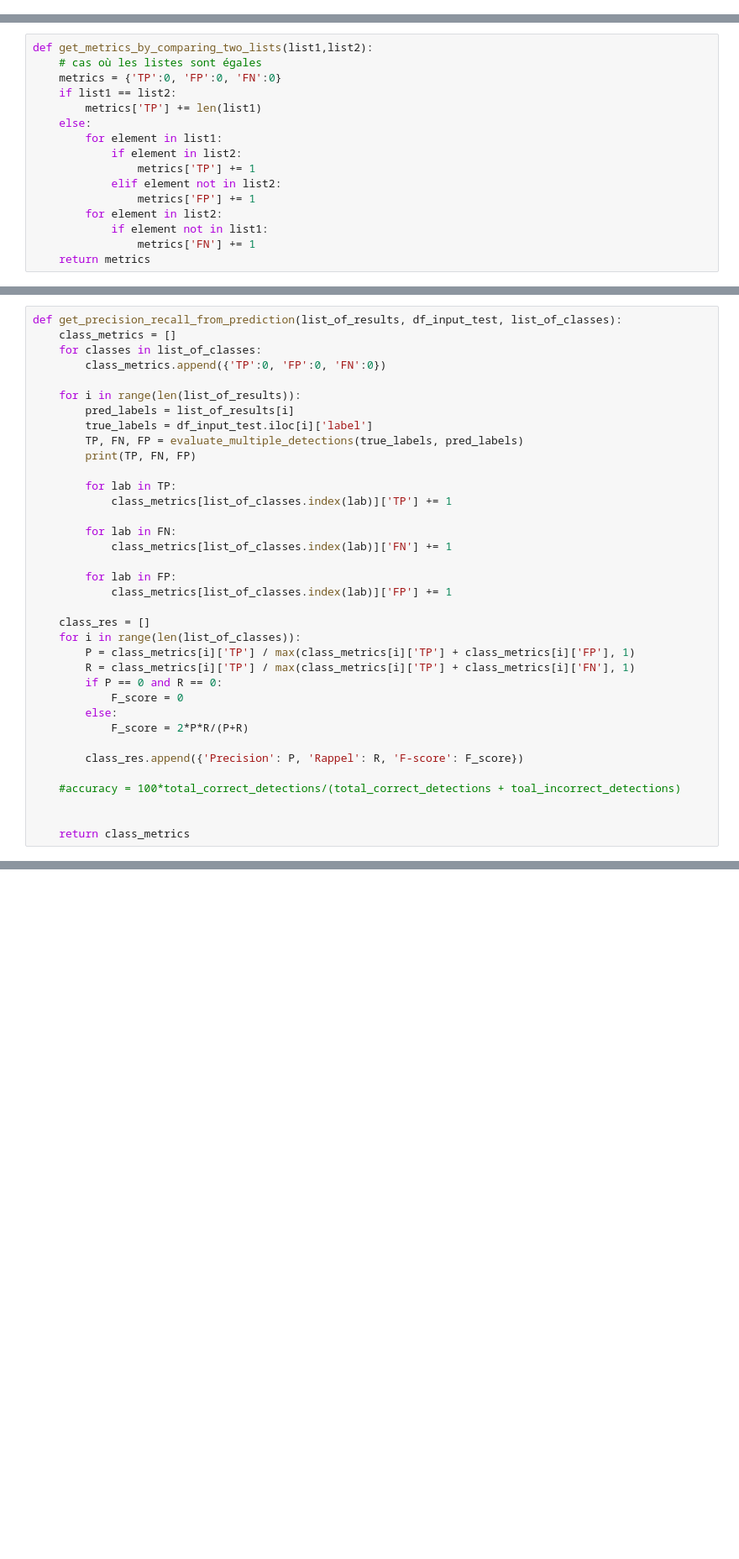
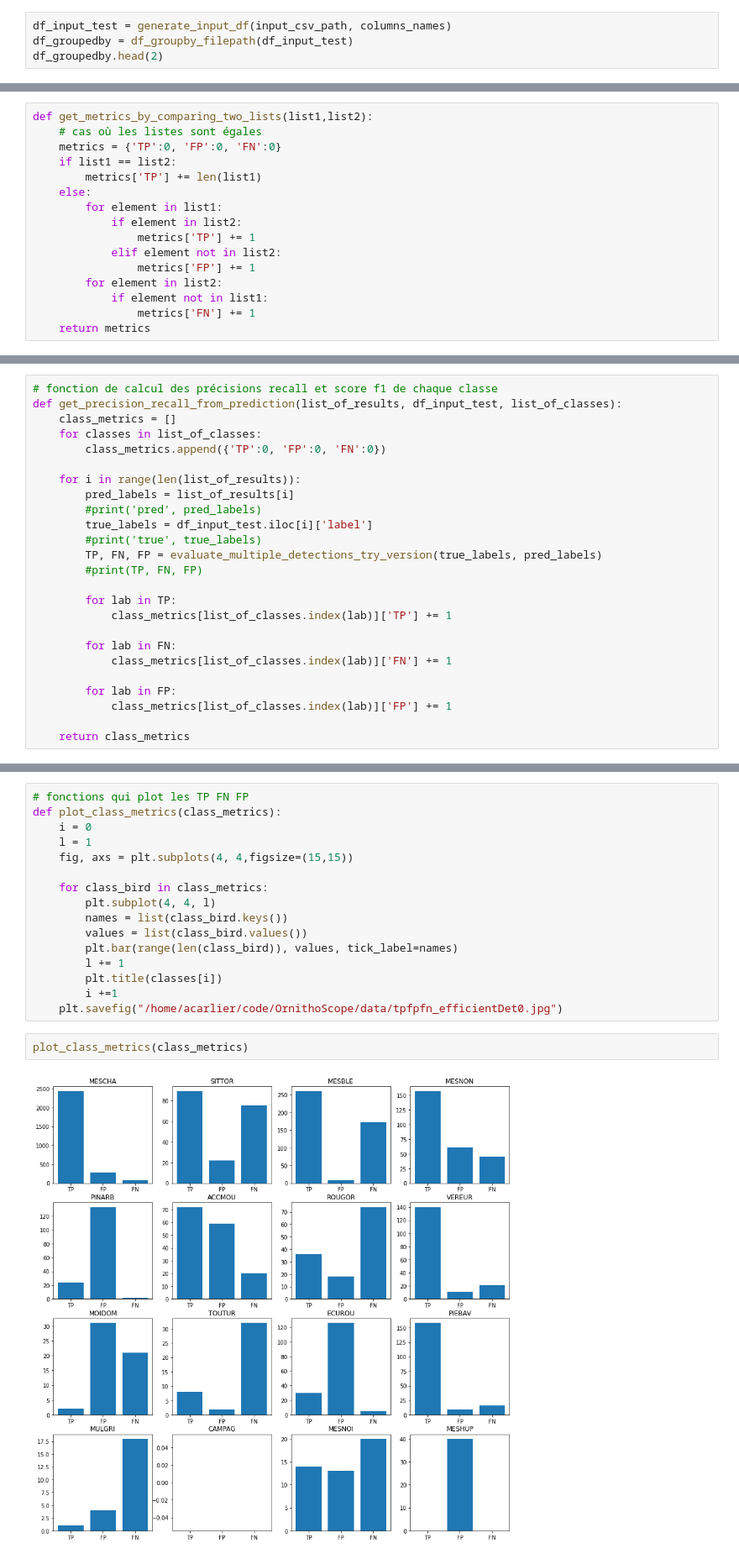
Before and after one commit to deva-sou/OrnithoScope_tflite, a Jupyter notebook: notebooks/model_metrics/metrics_efficientDet1.ipynb, the cells around one changed output, grey strips where cells are left out. Shown at 84% size. Saved outputs shown, nothing was run; the diff lists cells and outputs as text; blank space fills up the shorter version.

Commit message:
adding methods for metrics calculations

```diff
--- a/notebooks/model_metrics/metrics_efficientDet1.ipynb
+++ b/notebooks/model_metrics/metrics_efficientDet1.ipynb
@@ -343,0 +321,4 @@ df_groupedby.head(10)
+# %%
+df_input_test = generate_input_df(input_csv_path, columns_names)
+df_groupedby = df_groupby_filepath(df_input_test)
+df_groupedby.head(2)
@@ -395,4 +403,5 @@ print(f"\n 1 element : \n {test0} \n {test1} \n {test2} \n 2 elements : \n {test
 # %%
+# fonction de calcul des précisions recall et score f1 de chaque classe
 def get_precision_recall_from_prediction(list_of_results, df_input_test, list_of_classes):
     class_metrics = []
     for classes in list_of_classes:
@@ -400,9 +409,11 @@ def get_precision_recall_from_prediction(list_of_results, df_input_test, list_of
 
     for i in range(len(list_of_results)):
         pred_labels = list_of_results[i]
+        #print('pred', pred_labels)
         true_labels = df_input_test.iloc[i]['label']
-        TP, FN, FP = evaluate_multiple_detections(true_labels, pred_labels)
-        print(TP, FN, FP)
+        #print('true', true_labels)
+        TP, FN, FP = evaluate_multiple_detections_try_version(true_labels, pred_labels)
+        #print(TP, FN, FP)
 
         for lab in TP:
             class_metrics[list_of_classes.index(lab)]['TP'] += 1
@@ -413,20 +424,6 @@ def get_precision_recall_from_prediction(list_of_results, df_input_test, list_of
         for lab in FP:
             class_metrics[list_of_classes.index(lab)]['FP'] += 1
 
-    class_res = []
-    for i in range(len(list_of_classes)):
-        P = class_metrics[i]['TP'] / max(class_metrics[i]['TP'] + class_metrics[i]['FP'], 1)
-        R = class_metrics[i]['TP'] / max(class_metrics[i]['TP'] + class_metrics[i]['FN'], 1)
-        if P == 0 and R == 0:
-            F_score = 0
-        else:
-            F_score = 2*P*R/(P+R)
-
-        class_res.append({'Precision': P, 'Rappel': R, 'F-score': F_score})
-
-    #accuracy = 100*total_correct_detections/(total_correct_detections + toal_incorrect_detections)
-
-
     return class_metrics
 # %%
 class_metrics = get_precision_recall_from_prediction(list_of_label_from_prediction, df_groupedby, classes)
@@ -486,0 +460,20 @@ MESHUP - TP : 0 FP : 0 FN : 0
+# %%
+# fonctions qui plot les TP FN FP
+def plot_class_metrics(class_metrics):
+    i = 0
+    l = 1
+    fig, axs = plt.subplots(4, 4,figsize=(15,15))
+
+    for class_bird in class_metrics:
+        plt.subplot(4, 4, l)
+        names = list(class_bird.keys())
+        values = list(class_bird.values())
+        plt.bar(range(len(class_bird)), values, tick_label=names)
+        l += 1
+        plt.title(classes[i])
+        i +=1
+    plt.savefig("/home/acarlier/code/OrnithoScope/data/tpfpfn_efficientDet0.jpg")
+# %%
+plot_class_metrics(class_metrics)
+# %% [output]
+[figure, added]
```
Also changed, not shown: parts of 40 cells of this notebook, 12 other files.
